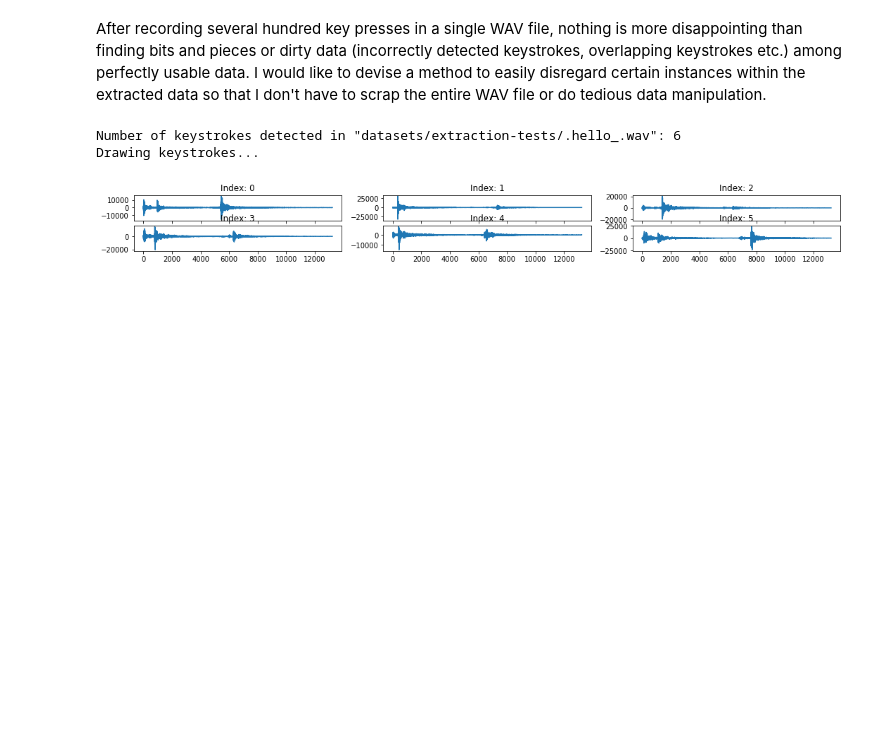
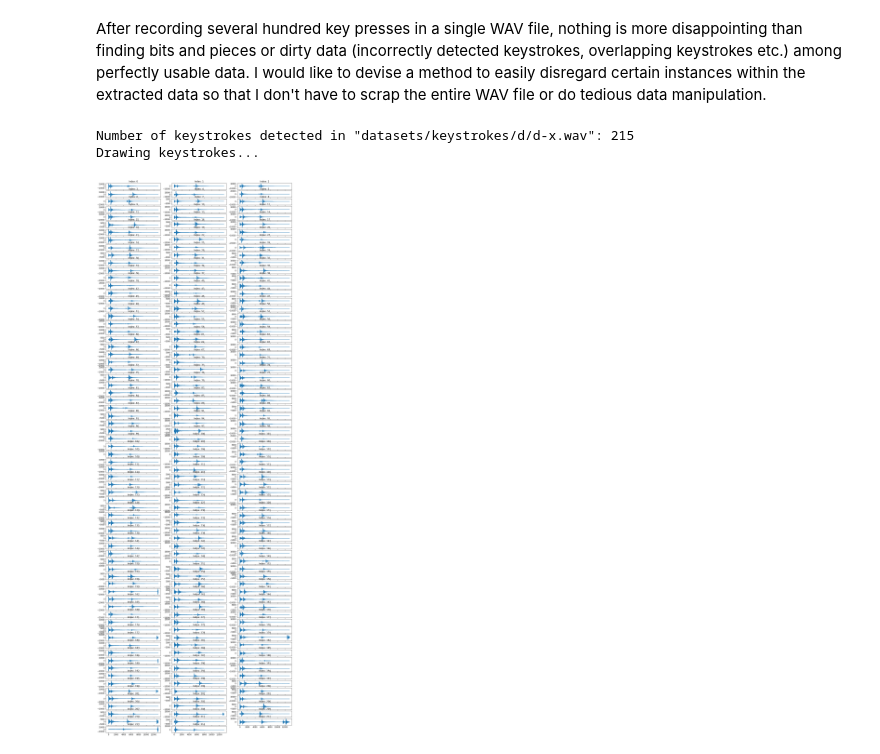
Before and after one commit to shoyo/acoustic-keylogger, a Jupyter notebook: src/keystroke_extraction.ipynb, the cells around one changed output. Saved outputs shown, nothing was run; the diff lists cells and outputs as text; code cells hidden in the pictures; blank space fills up the shorter version.

```diff
--- a/src/keystroke_extraction.ipynb
+++ b/src/keystroke_extraction.ipynb
@@ -5,10 +5,10 @@ After recording several hundred key presses in a single WAV file, nothing is mor
 # %%
 from dataman.audio_processing import *
 # %%
-visualize_keystrokes('datasets/extraction-tests/.hello_.wav', base_dir='../')
+visualize_keystrokes('datasets/keystrokes/d/d-x.wav', base_dir='../')
 # %% [output]
-Number of keystrokes detected in "datasets/extraction-tests/.hello_.wav": 6
+Number of keystrokes detected in "datasets/keystrokes/d/d-x.wav": 215
 Drawing keystrokes...
-[figure, old version]
+[figure, new version]
 # %%
 ignore = {
```
Also changed, not shown: parts of 1 cell of this notebook, 1 other file.
